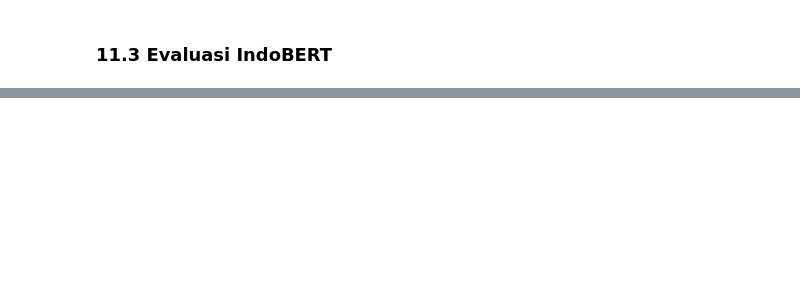
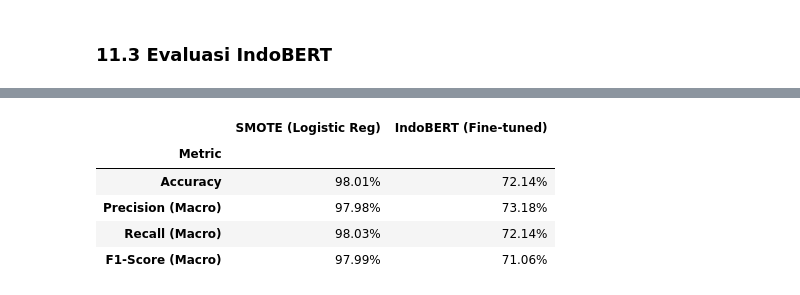
Before and after one commit to LuqmanSyah/tokopedia-review-sentiment, a Jupyter notebook: tokopedia_review_sentimen.ipynb, the cells around one changed output, grey strips where cells are left out. Cells and saved outputs as stored; diff of their text form; code cells hidden in the pictures; blank space fills up the shorter version.

```diff
--- a/tokopedia_review_sentimen.ipynb
+++ b/tokopedia_review_sentimen.ipynb
@@ -486,0 +797,31 @@ bert_metrics
+# %%
+from sklearn.metrics import precision_recall_fscore_support, accuracy_score
+
+# 1. Extract metrics for SMOTE Model
+# We use the existing y_test_s and y_pred_s from the SMOTE experiment
+prec_s, rec_s, f1_s, _ = precision_recall_fscore_support(y_test_s, y_pred_s, average='macro')
+acc_s = accuracy_score(y_test_s, y_pred_s)
+
+# 2. Extract metrics for IndoBERT
+# Metrics were stored in bert_metrics variable
+prec_b = bert_metrics['eval_precision']
+rec_b = bert_metrics['eval_recall']
+f1_b = bert_metrics['eval_f1']
+acc_b = bert_metrics['eval_accuracy']
+
+# 3. Create Comparison DataFrame
+comparison_data = {
+    'Metric': ['Accuracy', 'Precision (Macro)', 'Recall (Macro)', 'F1-Score (Macro)'],
+    'SMOTE (Logistic Reg)': [acc_s, prec_s, rec_s, f1_s],
+    'IndoBERT (Fine-tuned)': [acc_b, prec_b, rec_b, f1_b]
+}
+
+df_comparison = pd.DataFrame(comparison_data)
+display(df_comparison.set_index('Metric').style.format("{:.2%}"))
+# %% [output]
+|  | SMOTE (Logistic Reg) | IndoBERT (Fine-tuned) |
+| Metric |  |  |
+| Accuracy | 98.01% | 72.14% |
+| Precision (Macro) | 97.98% | 73.18% |
+| Recall (Macro) | 98.03% | 72.14% |
+| F1-Score (Macro) | 97.99% | 71.06% |
```
Also changed, not shown: parts of 25 cells of this notebook.
